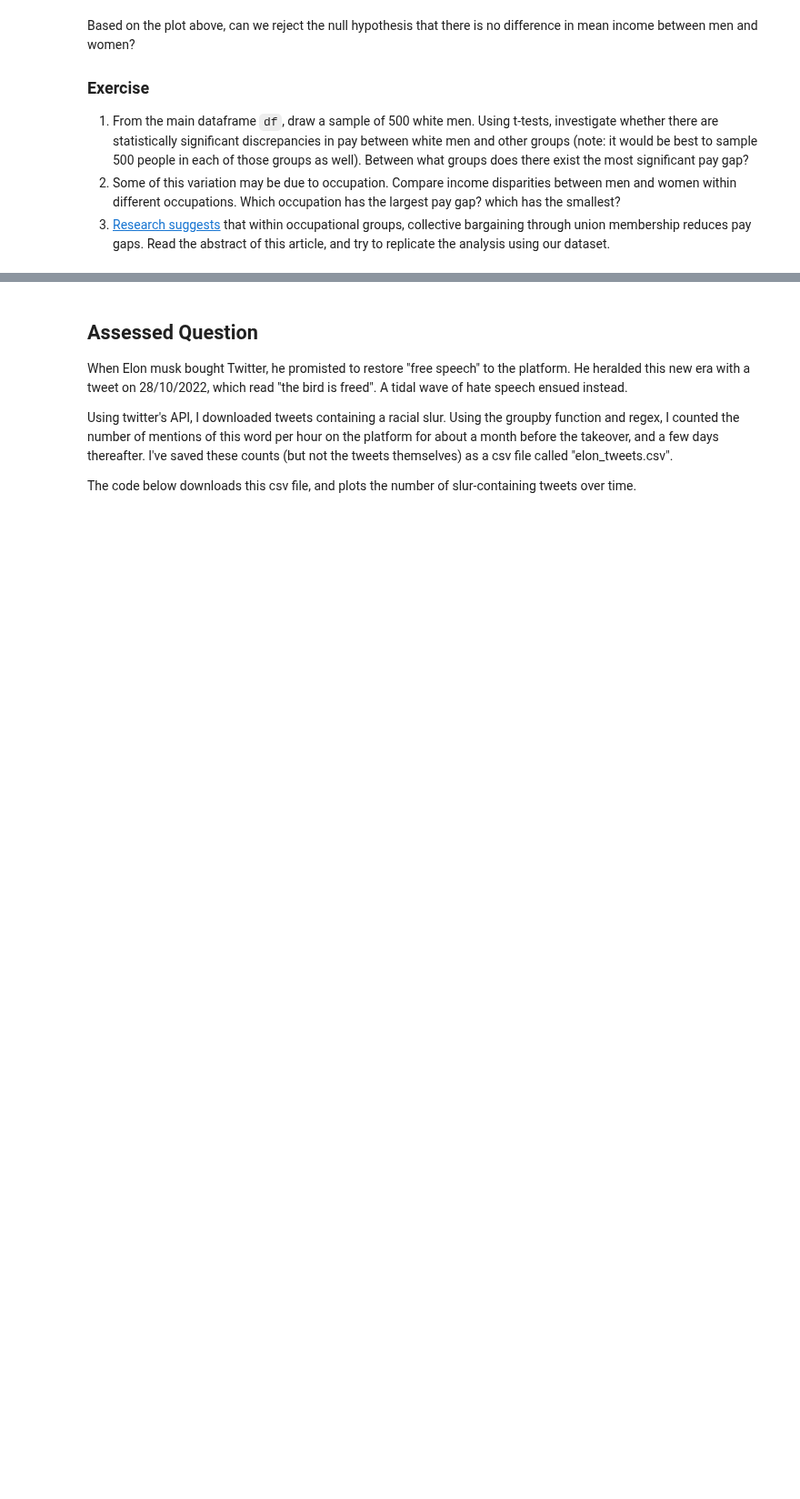
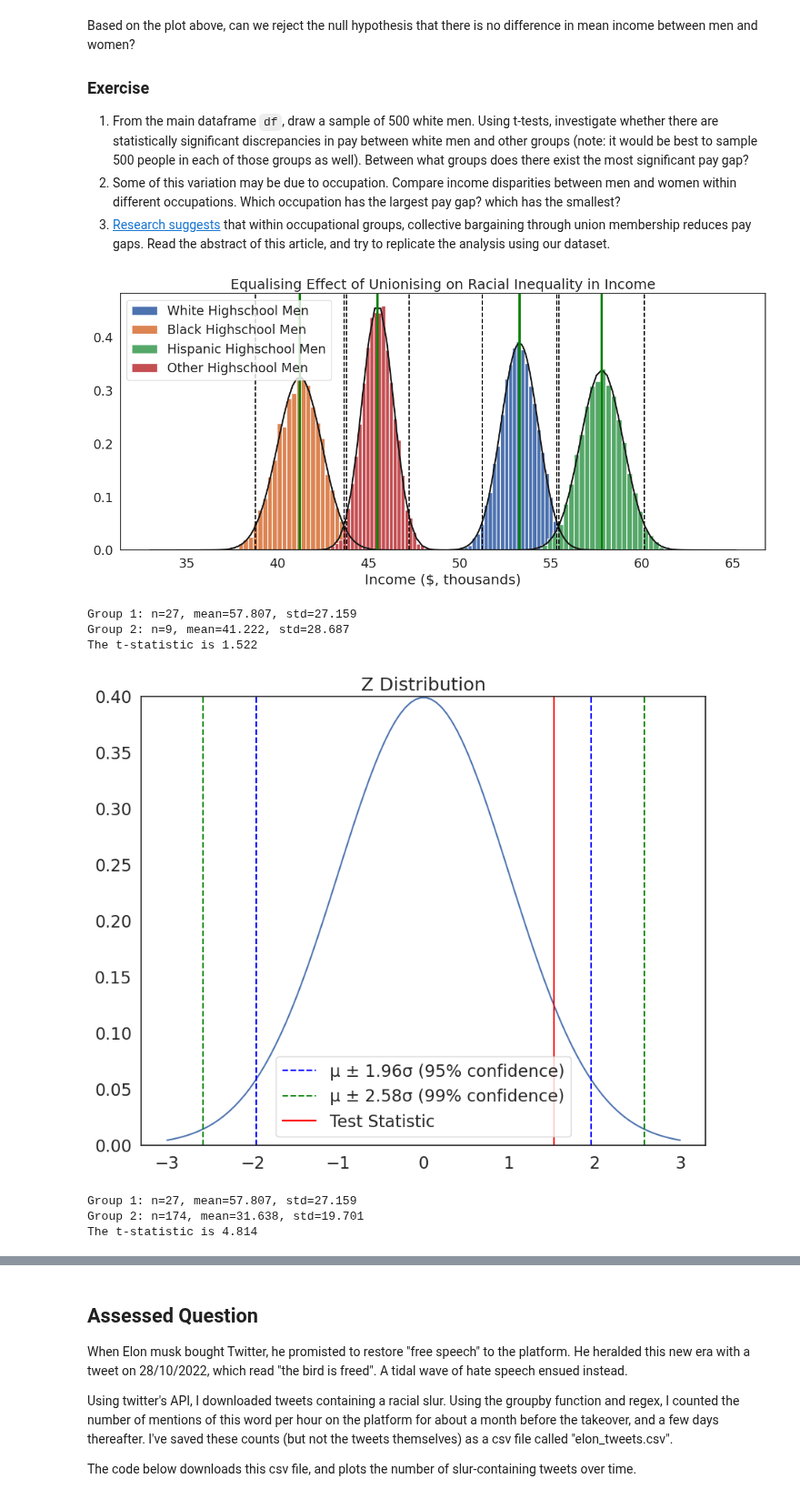
Before and after one commit to alxbxck/QM2, a Jupyter notebook: notebooks/W07. Hypothesis Testing.ipynb, the cells around one changed output, grey strips where cells are left out. Shown at 91% size. Drawn from its saved outputs; the diff is of its cells as text; code cells hidden in the pictures; blank space fills up the shorter version.

```diff
--- a/notebooks/W07. Hypothesis Testing.ipynb
+++ b/notebooks/W07. Hypothesis Testing.ipynb
@@ -292,3 +348,61 @@ Based on the plot above, can we reject the null hypothesis that there is no diff
 1. From the main dataframe `df`, draw a sample of 500 white men. Using t-tests, investigate whether there are statistically significant discrepancies in pay between white men and other groups (note: it would be best to sample 500 people in each of those groups as well). Between what groups does there exist the most significant pay gap?
 2. Some of this variation may be due to occupation. Compare income disparities between men and women within different occupations. Which occupation has the largest pay gap? which has the smallest?
 3. [Research suggests](https://journals.sagepub.com/doi/abs/10.1177/0730888401028004005) that within occupational groups, collective bargaining through union membership reduces pay gaps. Read the abstract of this article, and try to replicate the analysis using our dataset.
+# %%
+white_men=df[(df['sex']==1)&(df['race']==1)&(df['sch']==12)&(df['union']==2)]['income']
+black_men=df[(df['sex']==1)&(df['race']==2)&(df['sch']==12)&(df['union']==2)]['income']
+hispanic_men=df[(df['sex']==1)&(df['race']==3)&(df['sch']==12)&(df['union']==2)]['income']
+other_men=df[(df['sex']==1)&(df['race']==4)&(df['sch']==12)&(df['union']==2)]['income']
+
+def four_hist(groups,group_labs,xlab, title):
+
+		plt.figure(figsize=(15,6))
+
+		it=-1
+		for var in groups:
+			it+=1
+			sample_size=500
+			sample_means=[]
+			iterations=10000
+
+			for i in range(0,iterations):
+				sample=var.sample(sample_size, replace=True)
+				sample_mean=sample.mean()
+				sample_means.append(sample_mean)
+
+			plt.hist(sample_means, bins=int(iterations/300),edgecolor='white',density=True, label=group_labs[it])
+			mu, se = norm.fit(sample_means)
+			xmin, xmax = plt.xlim()
+			x = np.linspace(xmin, xmax, 100)
+			p = norm.pdf(x, mu, se)
+
+			plt.plot(x, p, 'k', linewidth=2)
+			plt.xlabel(xlab)
+			plt.title(title)
+			plt.axvline(var.mean(), color='green', linestyle='solid', linewidth=3)
+			plt.axvline(mu-se*2, color='black', linestyle='dashed', linewidth=1.5)
+			plt.axvline(mu+se*2, color='black', linestyle='dashed', linewidth=1.5)
+			plt.legend()
+
+		plt.show()
+
+
+four_hist([white_men,black_men,hispanic_men,other_men],['White Highschool Men','Black Highschool Men', 'Hispanic Highschool Men','Other Highschool Men'],'Income ($, thousands)', "Equalising Effect of Unionising on Racial Inequality in Income")
+
+t = manual_ttest(hispanic_men,black_men)
+plot_z(t)
+
+
+hispanic_nonunion_men = df[(df['sex']==1)&(df['race']==3)&(df['sch']==12)&(df['union']==1)]['income']
+
+s = manual_ttest(hispanic_men,hispanic_nonunion_men)
+plot_z(s)
+# %% [output]
+[figure, added]
+Group 1: n=27, mean=57.807, std=27.159
+Group 2: n=9, mean=41.222, std=28.687
+The t-statistic is 1.522
+[figure, added]
+Group 1: n=27, mean=57.807, std=27.159
+Group 2: n=174, mean=31.638, std=19.701
+The t-statistic is 4.814
```
Also changed, not shown: parts of 15 cells of this notebook.
